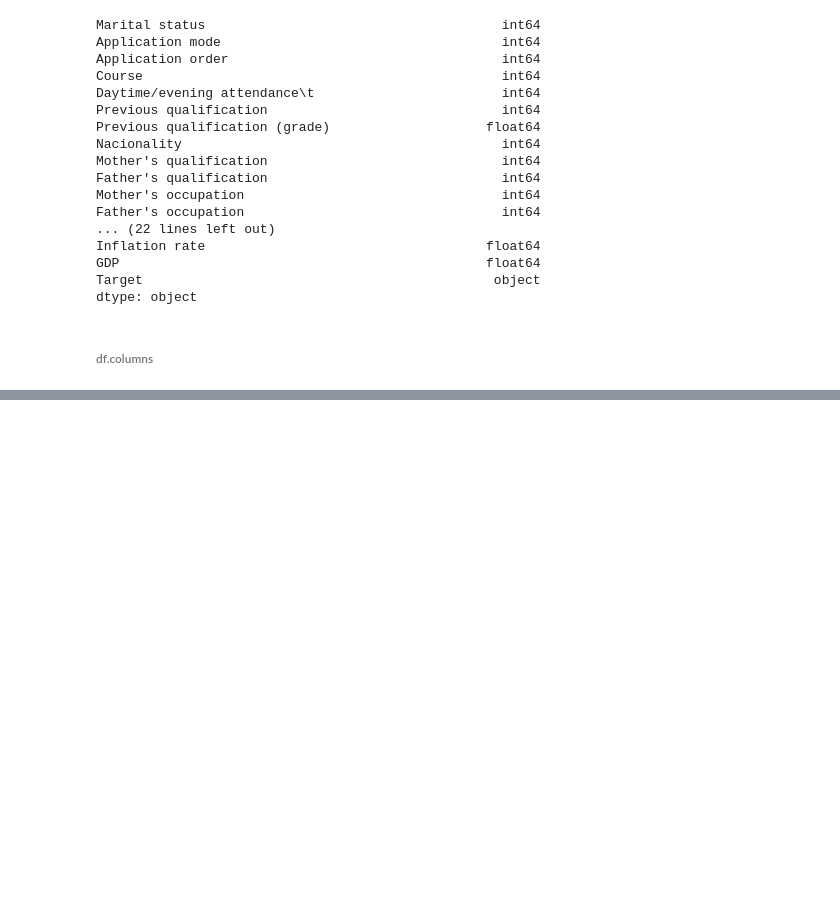
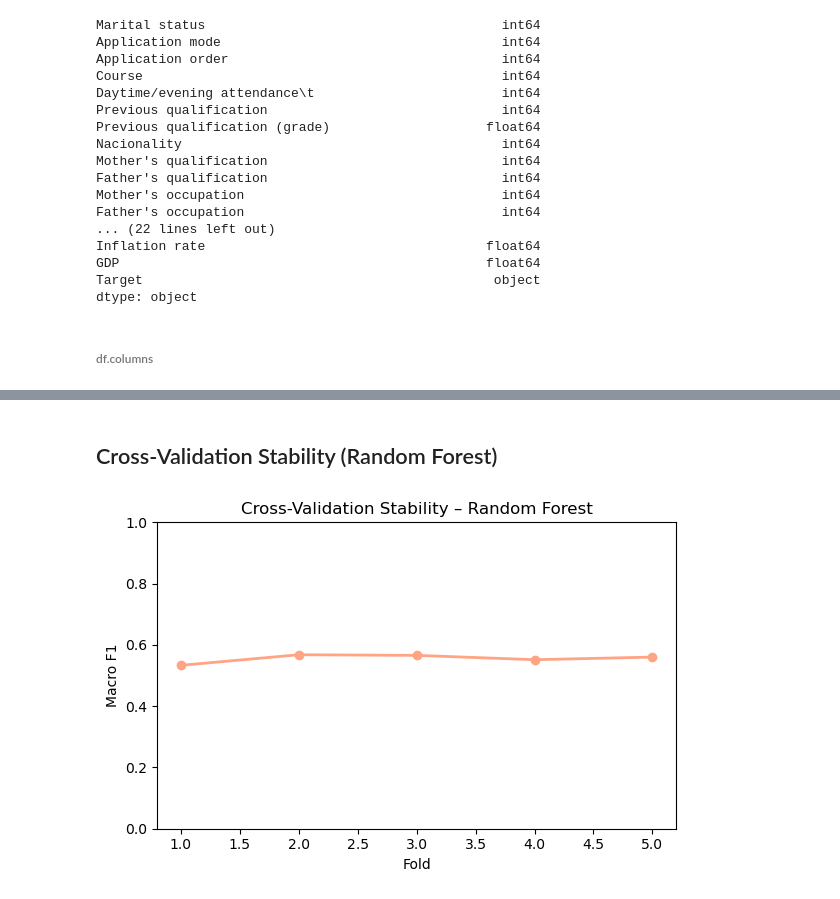
Before and after one commit to veerpalchattha/FinalProject_StudentsDropout_AcademicSuccess, a Jupyter notebook: notebooks/machine_learning_models.ipynb, the cells around one changed output, grey strips where cells are left out. Drawn from its saved outputs; the diff is of its cells as text; code cells hidden in the pictures; blank space fills up the shorter version.

```diff
--- a/notebooks/machine_learning_models.ipynb
+++ b/notebooks/machine_learning_models.ipynb
@@ -279,6 +285,7 @@ Best by macro-F1: GaussianNB
 #    We'll tune RF as a strong default.
 # -----------------------
 rf_pipe = models["RandomForest"]
+
 
 param_dist = {
     "clf__n_estimators": [200, 300, 500, 800],
@@ -301,6 +308,9 @@ search = RandomizedSearchCV(
 
 print("\n=== Tuning RandomForest (RandomizedSearchCV, macro-F1) ===")
 search.fit(X_train, y_train)
+
+rf_best = search.best_estimator_
+
 print("Best CV macro-F1:", search.best_score_)
 print("Best params:", search.best_params_)
 
@@ -370,0 +383,25 @@ SMOTE RF macro-F1: 0.7107592360114936
+# %% [markdown]
+## Cross-Validation Stability (Random Forest)
+# %%
+from sklearn.model_selection import cross_val_score
+import matplotlib.pyplot as plt
+
+cv_scores = cross_val_score(
+    rf_best, X_train, y_train,
+    cv=5, scoring="f1_macro"
+)
+
+plt.figure(figsize=(6,4))
+plt.plot(range(1,6), cv_scores, marker="o", color="#ffa485", linewidth=2)
+plt.ylim(0,1)
+plt.xlabel("Fold")
+plt.ylabel("Macro F1")
+plt.title("Cross-Validation Stability – Random Forest")
+
+# Save the chart
+plt.tight_layout()
+plt.savefig("../images/crossvalidation.png", dpi=300)
+
+plt.show()
+# %% [output]
+[figure, added]
```
Also changed, not shown: parts of 9 cells of this notebook, 2 other files.
